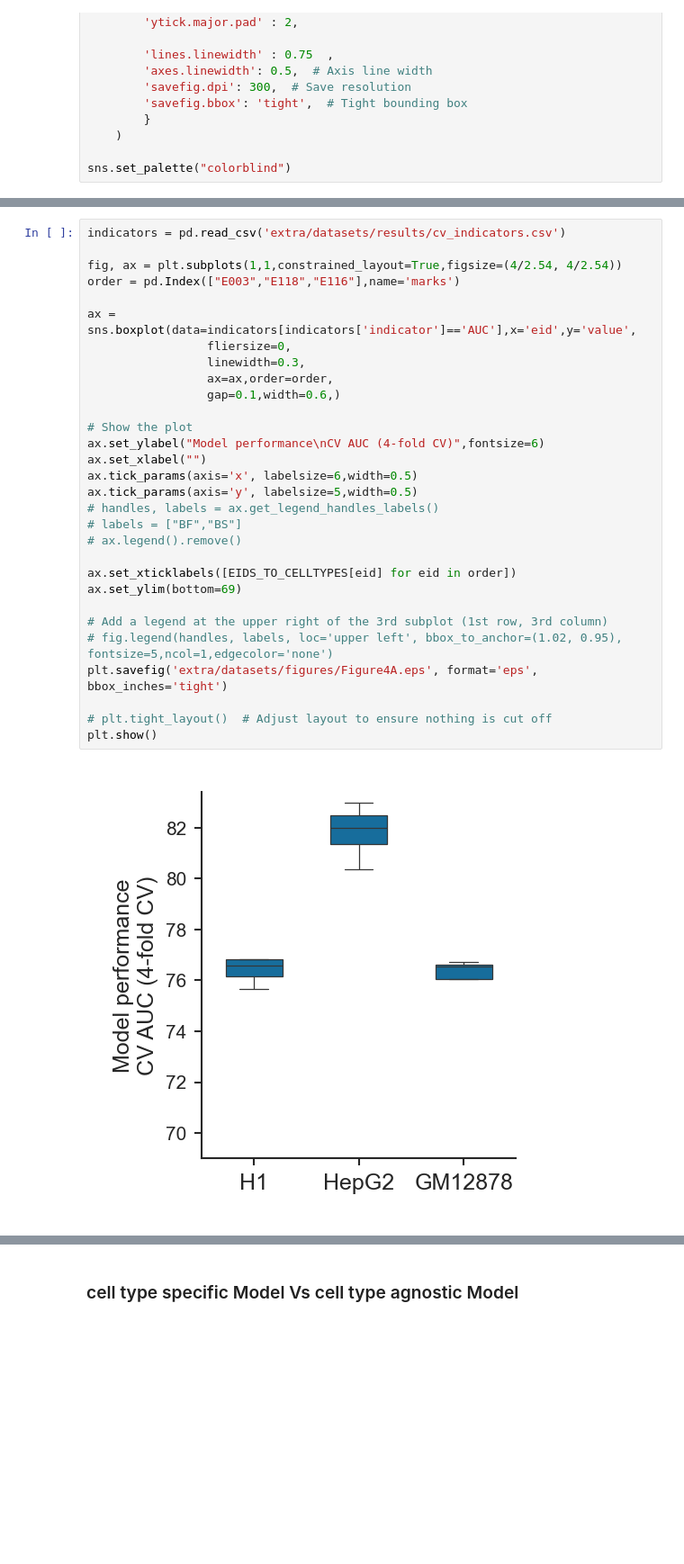
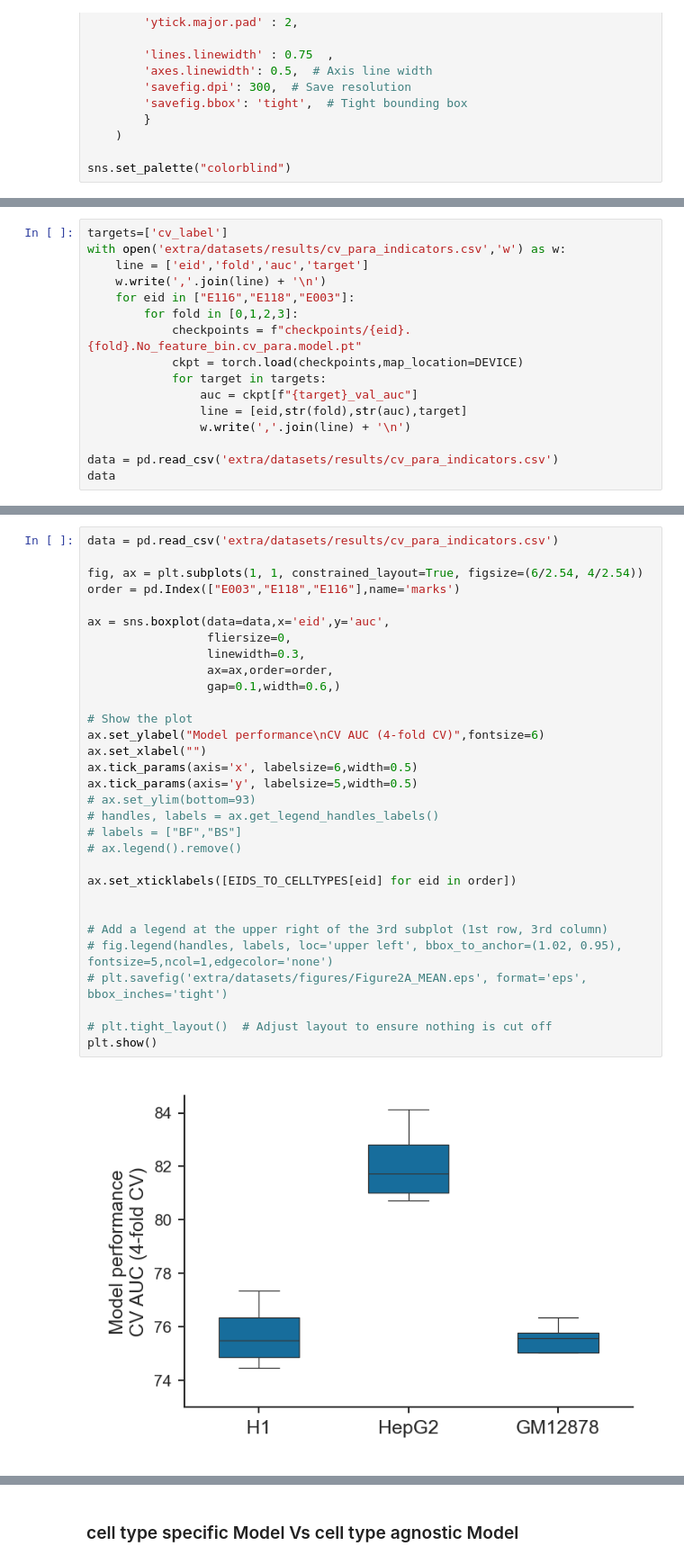
Before and after one commit to wanghan4034/DeepBurst, a Jupyter notebook: scripts/evaluation_cv.ipynb, the cells around one changed output, grey strips where cells are left out. Shown at 90% size. Drawn from its saved outputs; the diff is of its cells as text; blank space fills up the shorter version.

```diff
--- a/scripts/evaluation_cv.ipynb
+++ b/scripts/evaluation_cv.ipynb
@@ -349,0 +338,16 @@ with open('extra/datasets/results/cv_indicators.csv','w') as w:
+# %%
+targets=['cv_label']
+with open('extra/datasets/results/cv_para_indicators.csv','w') as w:
+    line = ['eid','fold','auc','target']
+    w.write(','.join(line) + '\n')
+    for eid in ["E116","E118","E003"]:
+        for fold in [0,1,2,3]:
+            checkpoints = f"checkpoints/{eid}.{fold}.No_feature_bin.cv_para.model.pt"
+            ckpt = torch.load(checkpoints,map_location=DEVICE)
+            for target in targets:
+                auc = ckpt[f"{target}_val_auc"]
+                line = [eid,str(fold),str(auc),target]
+                w.write(','.join(line) + '\n')
+
+data = pd.read_csv('extra/datasets/results/cv_para_indicators.csv')
+data
@@ -350,32 +368,33 @@ with open('extra/datasets/results/cv_indicators.csv','w') as w:
 # %%
-indicators = pd.read_csv('extra/datasets/results/cv_indicators.csv')
+data = pd.read_csv('extra/datasets/results/cv_para_indicators.csv')
 
-fig, ax = plt.subplots(1,1,constrained_layout=True,figsize=(4/2.54, 4/2.54))
+fig, ax = plt.subplots(1, 1, constrained_layout=True, figsize=(6/2.54, 4/2.54))
 order = pd.Index(["E003","E118","E116"],name='marks')
 
-ax = sns.boxplot(data=indicators[indicators['indicator']=='AUC'],x='eid',y='value',
+ax = sns.boxplot(data=data,x='eid',y='auc',
                  fliersize=0,
                  linewidth=0.3,
                  ax=ax,order=order,
                  gap=0.1,width=0.6,)
 
 # Show the plot
 ax.set_ylabel("Model performance\nCV AUC (4-fold CV)",fontsize=6)
 ax.set_xlabel("")
 ax.tick_params(axis='x', labelsize=6,width=0.5)
 ax.tick_params(axis='y', labelsize=5,width=0.5)
+# ax.set_ylim(bottom=93)
 # handles, labels = ax.get_legend_handles_labels()
 # labels = ["BF","BS"]
 # ax.legend().remove()
 
 ax.set_xticklabels([EIDS_TO_CELLTYPES[eid] for eid in order])
-ax.set_ylim(bottom=69)
+
 
 # Add a legend at the upper right of the 3rd subplot (1st row, 3rd column)
 # fig.legend(handles, labels, loc='upper left', bbox_to_anchor=(1.02, 0.95), fontsize=5,ncol=1,edgecolor='none')
-plt.savefig('extra/datasets/figures/Figure4A.eps', format='eps', bbox_inches='tight')
+# plt.savefig('extra/datasets/figures/Figure2A_MEAN.eps', format='eps', bbox_inches='tight')
 
 # plt.tight_layout()  # Adjust layout to ensure nothing is cut off
 plt.show()
 # %% [output]
-[figure, old version]
+[figure, new version]
```
Also changed, not shown: parts of 58 cells of this notebook, 33 other files.
